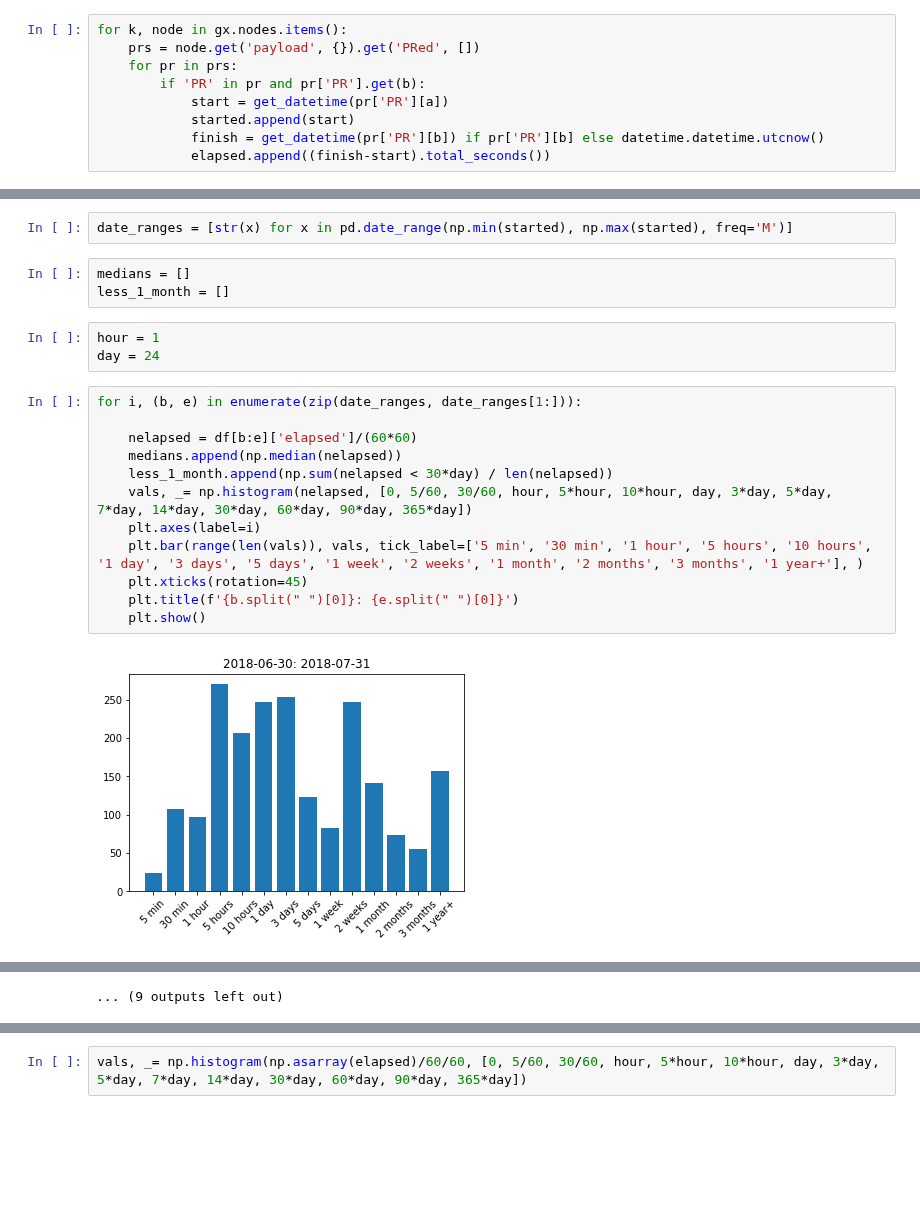
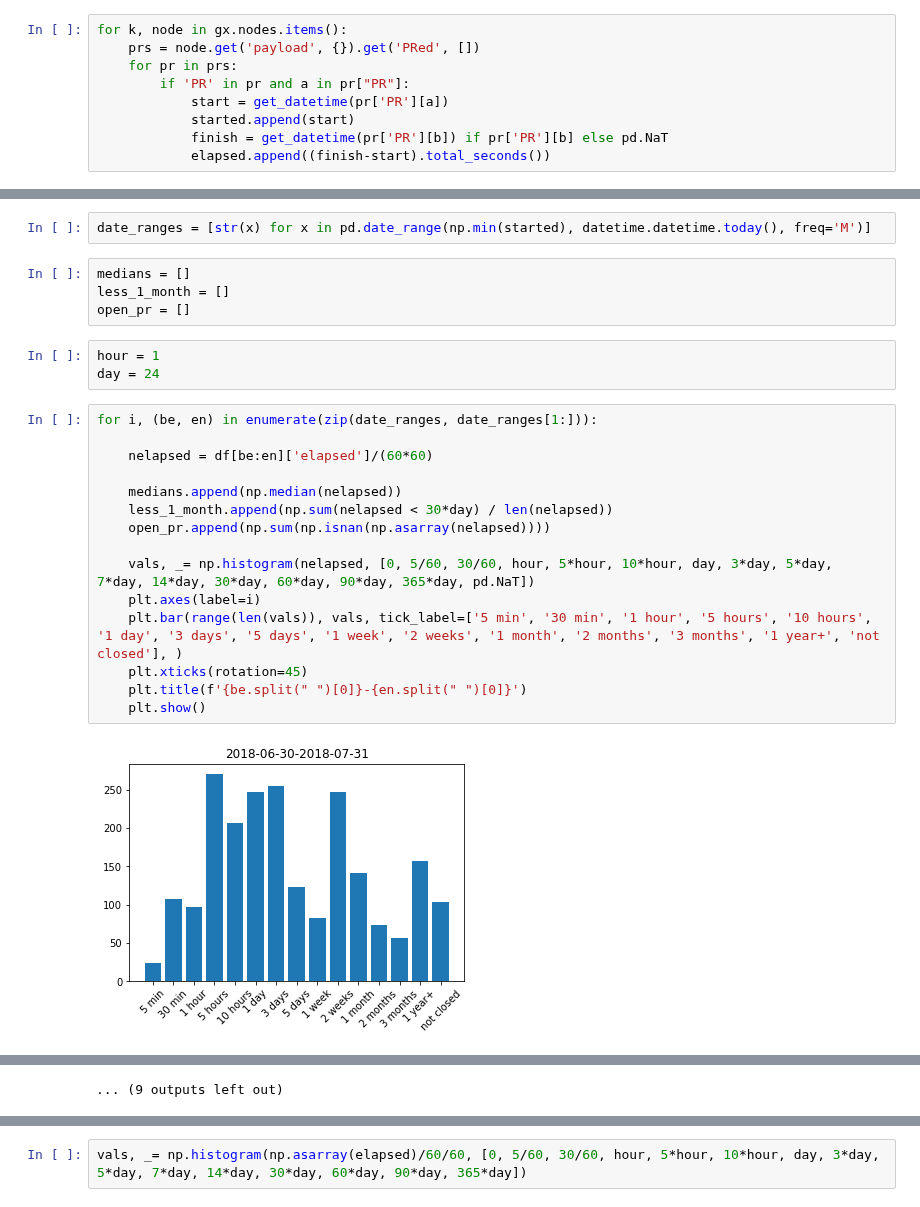
Before and after one commit to conda-forge/by-the-numbers, a Jupyter notebook: PR merging velocity.ipynb, the cells around one changed output, grey strips where cells are left out. Drawn from its saved outputs; the diff is of its cells as text; blank space fills up the shorter version.

Commit message:
include open prs

```diff
--- a/PR merging velocity.ipynb
+++ b/PR merging velocity.ipynb
@@ -41,10 +40,10 @@ started = []
 for k, node in gx.nodes.items():
     prs = node.get('payload', {}).get('PRed', [])
     for pr in prs:
-        if 'PR' in pr and pr['PR'].get(b):
+        if 'PR' in pr and a in pr["PR"]:
             start = get_datetime(pr['PR'][a])
             started.append(start)
-            finish = get_datetime(pr['PR'][b]) if pr['PR'][b] else datetime.datetime.utcnow()
+            finish = get_datetime(pr['PR'][b]) if pr['PR'][b] else pd.NaT
             elapsed.append((finish-start).total_seconds())
 # %%
 df = pd.DataFrame({'elapsed': elapsed, 'started': started})
@@ -61,22 +51,26 @@ memory usage: 607.7 KB
 # %%
-date_ranges = [str(x) for x in pd.date_range(np.min(started), np.max(started), freq='M')]
+date_ranges = [str(x) for x in pd.date_range(np.min(started), datetime.datetime.today(), freq='M')]
 # %%
 medians = []
 less_1_month = []
+open_pr = []
 # %%
 hour = 1
 day = 24
 # %%
-for i, (b, e) in enumerate(zip(date_ranges, date_ranges[1:])):
+for i, (be, en) in enumerate(zip(date_ranges, date_ranges[1:])):
 
-    nelapsed = df[b:e]['elapsed']/(60*60)
+    nelapsed = df[be:en]['elapsed']/(60*60)
+
     medians.append(np.median(nelapsed))
     less_1_month.append(np.sum(nelapsed < 30*day) / len(nelapsed))
-    vals, _= np.histogram(nelapsed, [0, 5/60, 30/60, hour, 5*hour, 10*hour, day, 3*day, 5*day, 7*day, 14*day, 30*day, 60*day, 90*day, 365*day])
+    open_pr.append(np.sum(np.isnan(np.asarray(nelapsed))))
+
+    vals, _= np.histogram(nelapsed, [0, 5/60, 30/60, hour, 5*hour, 10*hour, day, 3*day, 5*day, 7*day, 14*day, 30*day, 60*day, 90*day, 365*day, pd.NaT])
     plt.axes(label=i)
-    plt.bar(range(len(vals)), vals, tick_label=['5 min', '30 min', '1 hour', '5 hours', '10 hours', '1 day', '3 days', '5 days', '1 week', '2 weeks', '1 month', '2 months', '3 months', '1 year+'], )
+    plt.bar(range(len(vals)), vals, tick_label=['5 min', '30 min', '1 hour', '5 hours', '10 hours', '1 day', '3 days', '5 days', '1 week', '2 weeks', '1 month', '2 months', '3 months', '1 year+', 'not closed'], )
     plt.xticks(rotation=45)
-    plt.title(f'{b.split(" ")[0]}: {e.split(" ")[0]}')
+    plt.title(f'{be.split(" ")[0]}-{en.split(" ")[0]}')
     plt.show()
 # %% [output]
-[figure, old version]
+[figure, new version]
```
Also changed, not shown: parts of 7 cells of this notebook.
